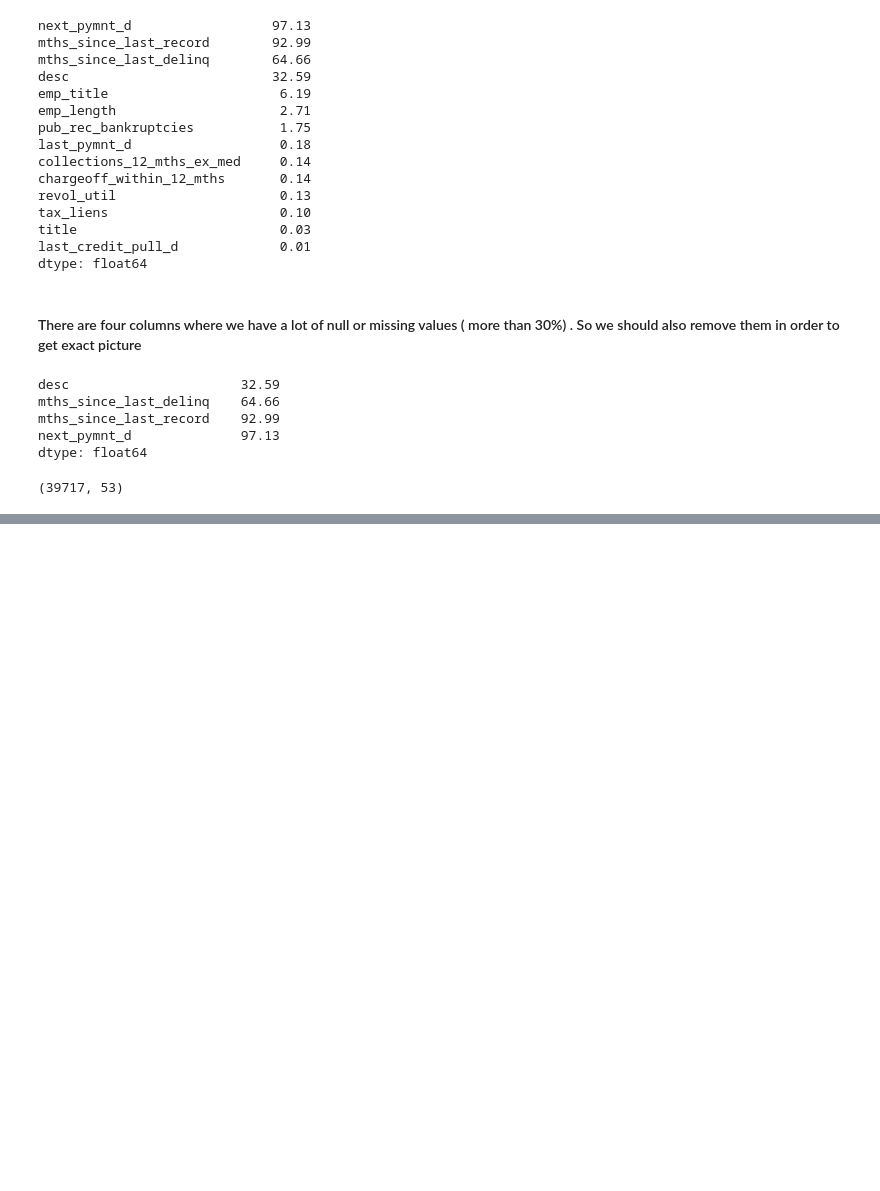
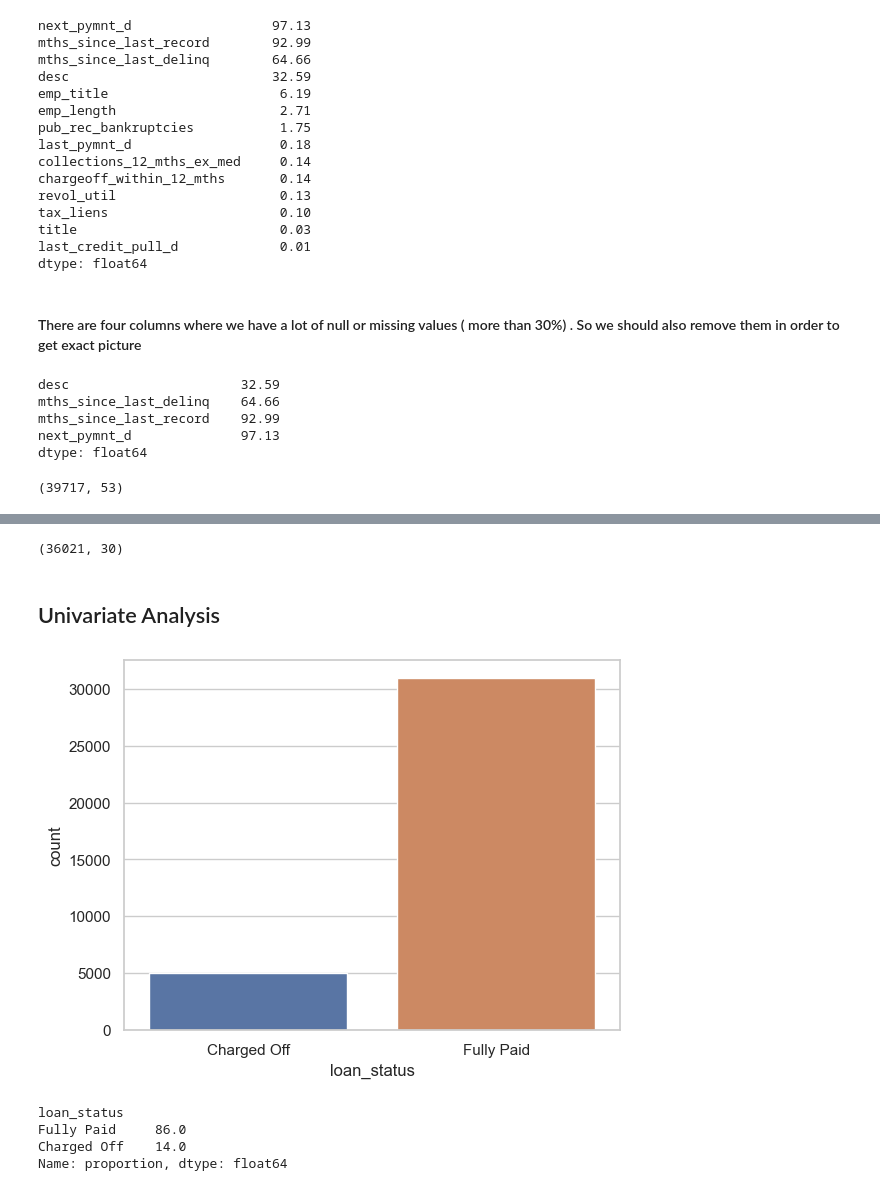
Before and after one commit to arnabberawork/LendingClubCaseStudy, a Jupyter notebook: Lending_Club_Case_Study.ipynb, the cells around one changed output, grey strips where cells are left out. Cells and saved outputs as stored; diff of their text form; code cells hidden in the pictures; blank space fills up the shorter version.

Commit message:
Univariate , Bivariate and Multivariate analysis

```diff
--- a/Lending_Club_Case_Study.ipynb
+++ b/Lending_Club_Case_Study.ipynb
@@ -325,0 +430,3 @@ Name: emp_title, dtype: object
+# %%
+loan.issue_d = pd.to_datetime(loan.issue_d, format='%b-%y')
+loan.earliest_cr_line = pd.to_datetime(loan.earliest_cr_line, format='%b-%y')
@@ -325,0 +445,6 @@ Name: emp_title, dtype: object
+# %%
+loan['issue_d_month'] = loan['issue_d'].dt.month
+loan['issue_d_year'] = loan['issue_d'].dt.year
+
+loan['earliest_cr_line_month'] = loan['earliest_cr_line'].dt.month
+loan['earliest_cr_line_year'] = loan['earliest_cr_line'].dt.year
@@ -325,0 +483,2 @@ Name: emp_title, dtype: object
+# %%
+loan.loc[loan['earliest_cr_line_year'] > 2011 , 'earliest_cr_line_year'] = loan['earliest_cr_line_year'] - 100
@@ -325,0 +488,19 @@ Name: emp_title, dtype: object
+# %%
+loan = loan[loan['loan_status'].isin(['Fully Paid','Charged Off'])]
+loan.shape
+# %% [output]
+(36021, 30)
+# %% [markdown]
+## Univariate Analysis
+# %%
+sns.countplot(x=loan["loan_status"],palette='deep')
+plt.show()
+# %% [output]
+[figure, added]
+# %%
+round( 100* loan["loan_status"].value_counts(normalize=True) )
+# %% [output]
+loan_status
+Fully Paid     86.0
+Charged Off    14.0
+Name: proportion, dtype: float64
```
Also changed, not shown: parts of 89 cells of this notebook.
